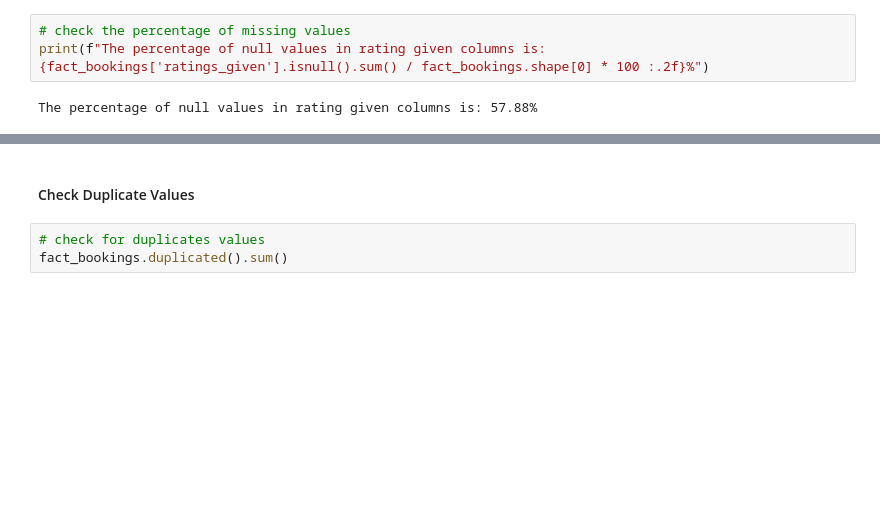
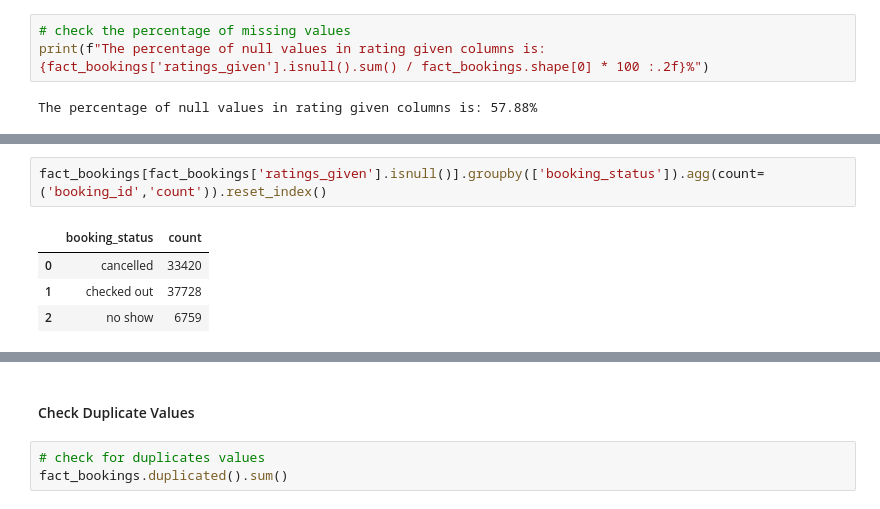
Before and after one commit to WalterEdwardd/AtliQ_Grands_Hospitality_Revenue_Strategy_Project, a Jupyter notebook: scripts/processed.ipynb, the cells around one changed output, grey strips where cells are left out. Cells and saved outputs as stored; diff of their text form; blank space fills up the shorter version.

```diff
--- a/scripts/processed.ipynb
+++ b/scripts/processed.ipynb
@@ -1269,0 +1277,7 @@ The percentage of null values in rating given columns is: 57.88%
+# %%
+fact_bookings[fact_bookings['ratings_given'].isnull()].groupby(['booking_status']).agg(count=('booking_id','count')).reset_index()
+# %% [output]
+|  | booking_status | count |
+| 0 | cancelled | 33420 |
+| 1 | checked out | 37728 |
+| 2 | no show | 6759 |
```
Also changed, not shown: parts of 7 cells of this notebook.
